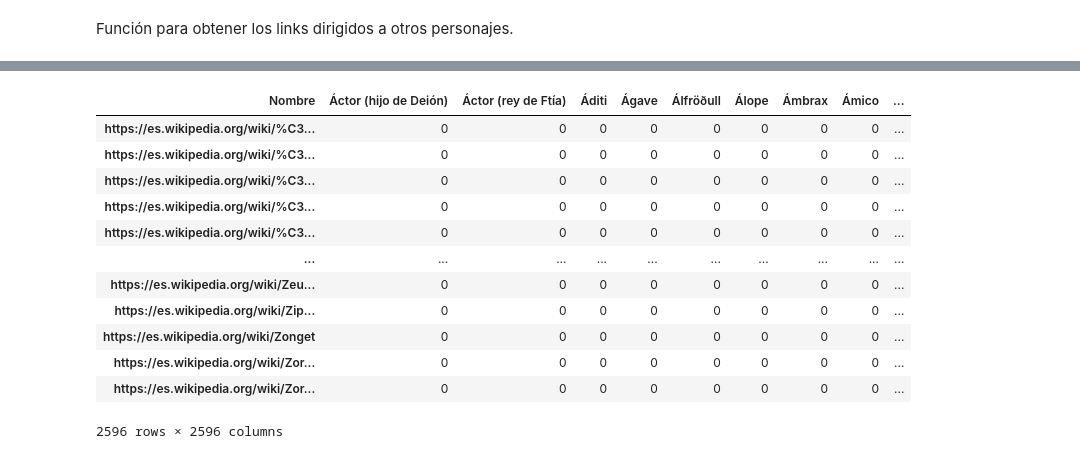
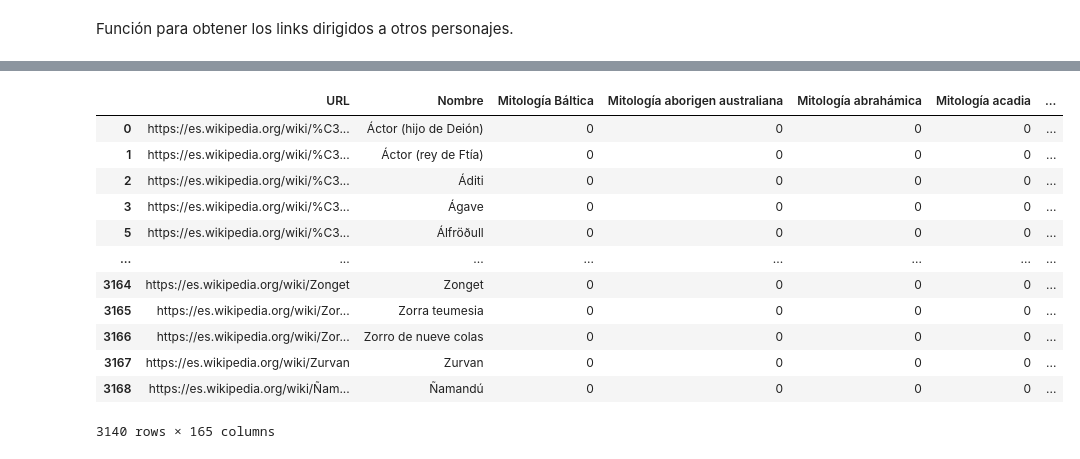
Before and after one commit to sergifornes/analisis-mitico, a Jupyter notebook: scrapeo/scrapeo-wikipedia.ipynb, the cells around one changed output, grey strips where cells are left out. Drawn from its saved outputs; the diff is of its cells as text; code cells hidden in the pictures.

```diff
--- a/scrapeo/scrapeo-wikipedia.ipynb
+++ b/scrapeo/scrapeo-wikipedia.ipynb
@@ -1490,16 +1405,18 @@ data
-# %%
-ady_matrix
-# %% [output]
-| Nombre | Áctor (hijo de Deión) | Áctor (rey de Ftía) | Áditi | Ágave | Álfröðull | Álope | Ámbrax | Ámico | ... |
-| https://es.wikipedia.org/wiki/%C3... | 0 | 0 | 0 | 0 | 0 | 0 | 0 | 0 | ... |
-| https://es.wikipedia.org/wiki/%C3... | 0 | 0 | 0 | 0 | 0 | 0 | 0 | 0 | ... |
-| https://es.wikipedia.org/wiki/%C3... | 0 | 0 | 0 | 0 | 0 | 0 | 0 | 0 | ... |
-| https://es.wikipedia.org/wiki/%C3... | 0 | 0 | 0 | 0 | 0 | 0 | 0 | 0 | ... |
-| https://es.wikipedia.org/wiki/%C3... | 0 | 0 | 0 | 0 | 0 | 0 | 0 | 0 | ... |
-| ... | ... | ... | ... | ... | ... | ... | ... | ... | ... |
-| https://es.wikipedia.org/wiki/Zeu... | 0 | 0 | 0 | 0 | 0 | 0 | 0 | 0 | ... |
-| https://es.wikipedia.org/wiki/Zip... | 0 | 0 | 0 | 0 | 0 | 0 | 0 | 0 | ... |
-| https://es.wikipedia.org/wiki/Zonget | 0 | 0 | 0 | 0 | 0 | 0 | 0 | 0 | ... |
-| https://es.wikipedia.org/wiki/Zor... | 0 | 0 | 0 | 0 | 0 | 0 | 0 | 0 | ... |
-| https://es.wikipedia.org/wiki/Zor... | 0 | 0 | 0 | 0 | 0 | 0 | 0 | 0 | ... |
-2596 rows × 2596 columns
+# %%
+personajes = personajes[no_desambiguacion]
+
+personajes
+# %% [output]
+|  | URL | Nombre | Mitología Báltica | Mitología aborigen australiana | Mitología abrahámica | Mitología acadia | ... |
+| 0 | https://es.wikipedia.org/wiki/%C3... | Áctor (hijo de Deión) | 0 | 0 | 0 | 0 | ... |
+| 1 | https://es.wikipedia.org/wiki/%C3... | Áctor (rey de Ftía) | 0 | 0 | 0 | 0 | ... |
+| 2 | https://es.wikipedia.org/wiki/%C3... | Áditi | 0 | 0 | 0 | 0 | ... |
+| 3 | https://es.wikipedia.org/wiki/%C3... | Ágave | 0 | 0 | 0 | 0 | ... |
+| 5 | https://es.wikipedia.org/wiki/%C3... | Álfröðull | 0 | 0 | 0 | 0 | ... |
+| ... | ... | ... | ... | ... | ... | ... | ... |
+| 3164 | https://es.wikipedia.org/wiki/Zonget | Zonget | 0 | 0 | 0 | 0 | ... |
+| 3165 | https://es.wikipedia.org/wiki/Zor... | Zorra teumesia | 0 | 0 | 0 | 0 | ... |
+| 3166 | https://es.wikipedia.org/wiki/Zor... | Zorro de nueve colas | 0 | 0 | 0 | 0 | ... |
+| 3167 | https://es.wikipedia.org/wiki/Zurvan | Zurvan | 0 | 0 | 0 | 0 | ... |
+| 3168 | https://es.wikipedia.org/wiki/Ñam... | Ñamandú | 0 | 0 | 0 | 0 | ... |
+3140 rows × 165 columns
```
Also changed, not shown: parts of 50 cells of this notebook, 21 other files.
